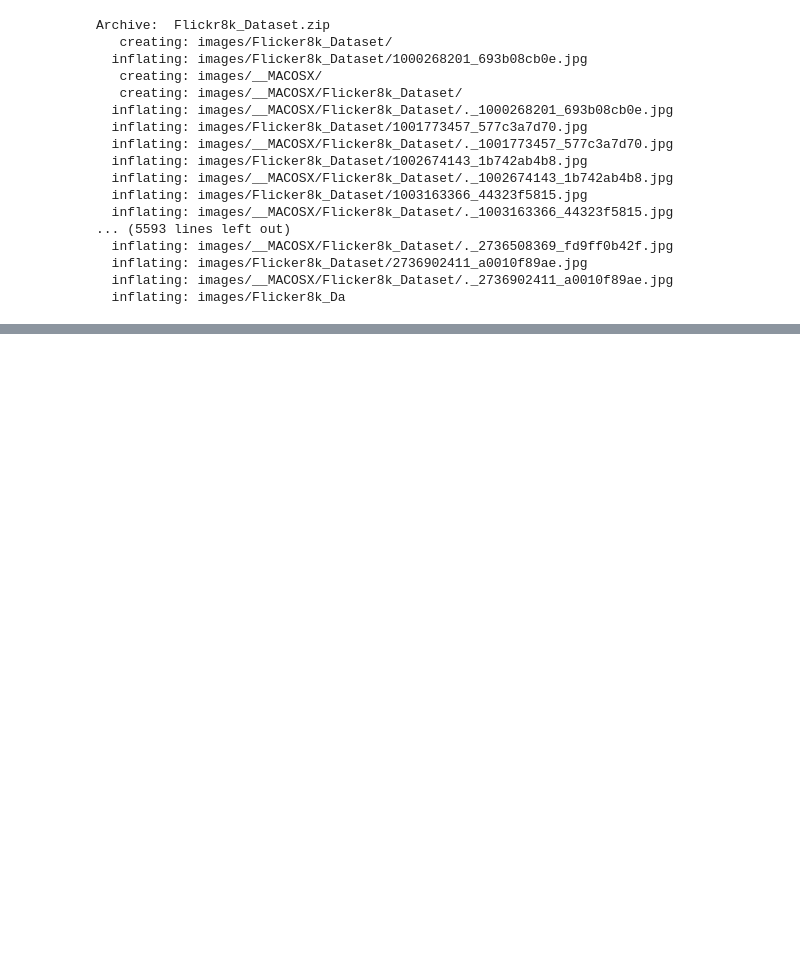
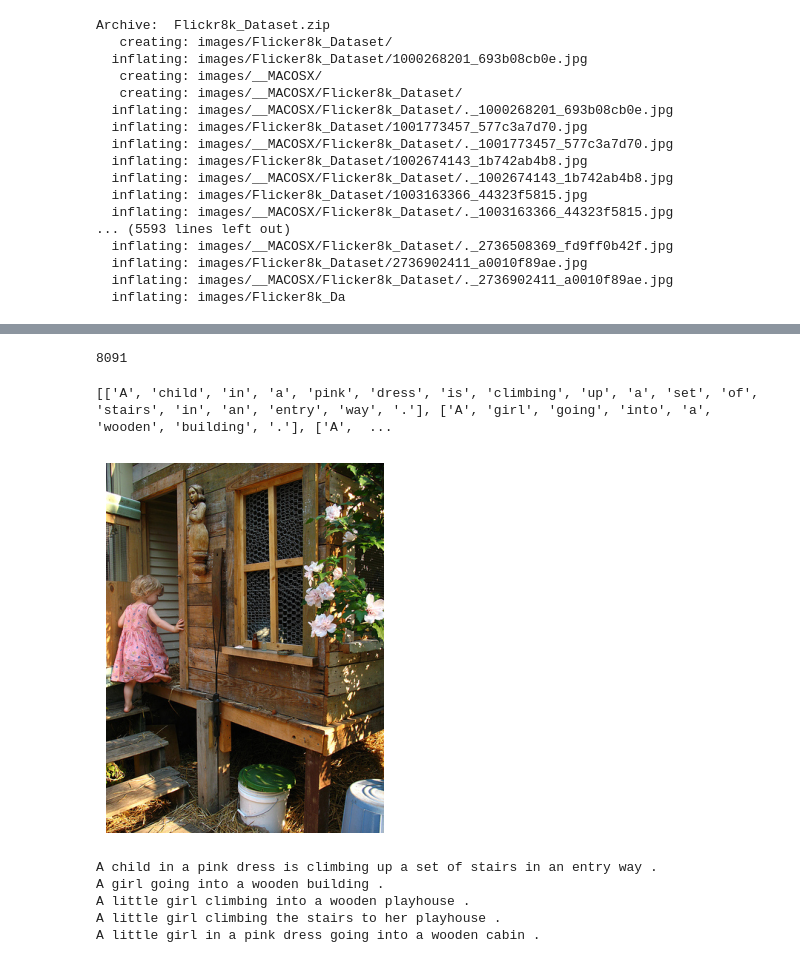
Before and after one commit to alokamgnaneswarasai/Image-Captioning, a Jupyter notebook: main.ipynb, the cells around one changed output, grey strips where cells are left out. Saved outputs shown, nothing was run; the diff lists cells and outputs as text; code cells hidden in the pictures; blank space fills up the shorter version.

Commit message:
added data preprocessing code to load images and their corresponding captions

```diff
--- a/main.ipynb
+++ b/main.ipynb
@@ -42,0 +61,79 @@ Archive:  Flickr8k_Dataset.zip
+# %%
+l=os.listdir("images/Flicker8k_Dataset")
+print(len(l))
+# %% [output]
+8091
+# %%
+# Location of the Flickr8k_Images folder
+images_folder = 'images/Flicker8k_Dataset/'
+
+# Location of captions file
+captions_filename = 'captions/Flickr8k.token.txt'
+
+# Load the data
+file = open(captions_filename, 'r')
+
+# Read all captions
+captions = file.read()
+
+# Close the file
+file.close()
+
+# Split the captions by new line character
+captions = captions.split('\n')
+
+# Create a dictionary to store the captions of each image
+captions_dict = {}
+
+# Iterate through the captions
+for caption in captions:
+    # Split the caption by white space
+    caption = caption.split()
+
+    # The first part of the caption is the image id
+
+
+    image_id = caption[0]
+
+    # The rest of the caption is the caption
+    image_caption = caption[1:]
+
+    # Remove the filename from the image id
+    image_id = image_id.split('.')[0]
+
+    # If the image id is not in the dictionary, add it
+    if image_id not in captions_dict:
+        captions_dict[image_id] = []
+
+    # Add the caption to the list
+    captions_dict[image_id].append(image_caption)
+
+# Display the first 5 captions of the first image
+print(captions_dict['1000268201_693b08cb0e'])
+# %% [output]
+[['A', 'child', 'in', 'a', 'pink', 'dress', 'is', 'climbing', 'up', 'a', 'set', 'of', 'stairs', 'in', 'an', 'entry', 'way', '.'], ['A', 'girl', 'going', 'into', 'a', 'wooden', 'building', '.'], ['A',  ...
+# %%
+# Now plot some images and their captions
+import cv2
+
+# Load the image
+image = cv2.imread(images_folder + '1000268201_693b08cb0e.jpg')
+
+# Convert the image to RGB (OpenCV uses BGR by default)
+image = cv2.cvtColor(image, cv2.COLOR_BGR2RGB)
+
+# Plot the image
+plt.imshow(image)
+plt.axis('off')
+plt.show()
+
+# Print the captions of the image
+for caption in captions_dict['1000268201_693b08cb0e']:
+    print(' '.join(caption))
+# %% [output]
+[figure, added]
+A child in a pink dress is climbing up a set of stairs in an entry way .
+A girl going into a wooden building .
+A little girl climbing into a wooden playhouse .
+A little girl climbing the stairs to her playhouse .
+A little girl in a pink dress going into a wooden cabin .
```
Also changed, not shown: parts of 4 cells of this notebook.
